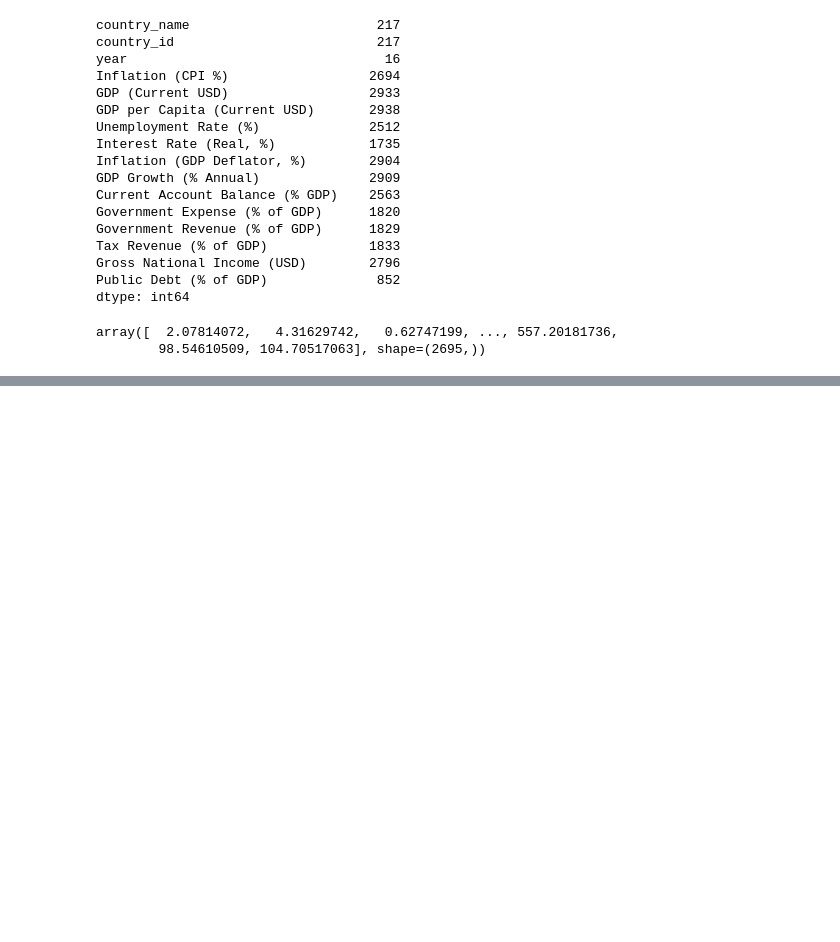
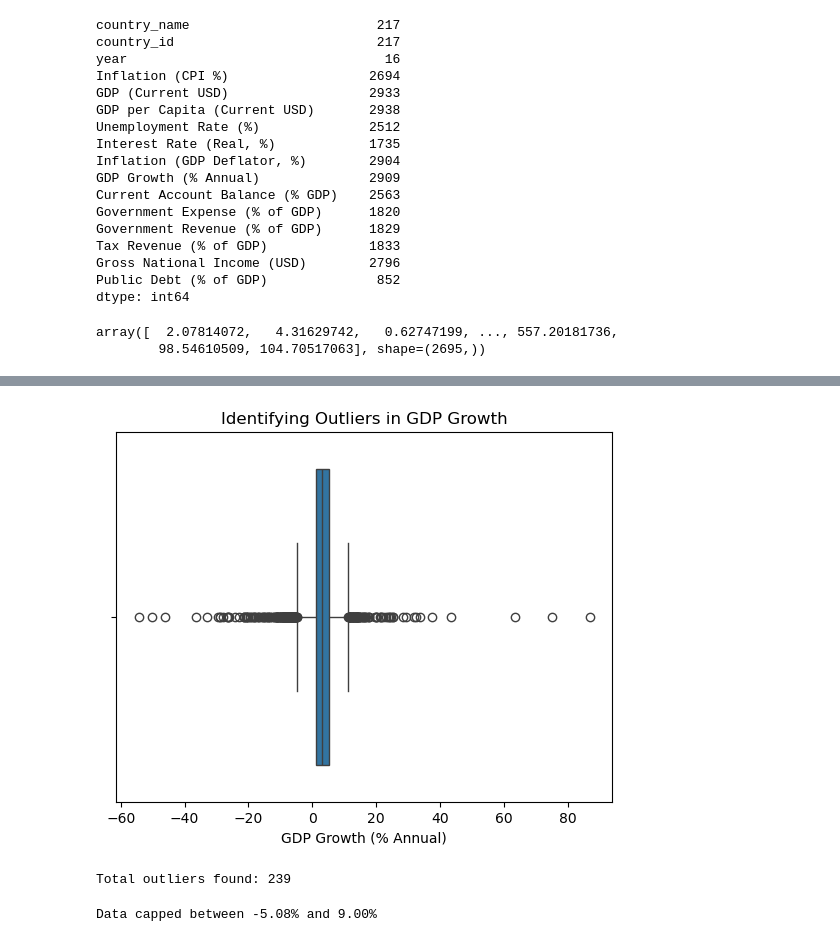
Before and after one commit to abelcholfavour/money_talks_with_Abba, a Jupyter notebook: world_bank.ipynb, the cells around one changed output, grey strips where cells are left out. Drawn from its saved outputs; the diff is of its cells as text; code cells hidden in the pictures; blank space fills up the shorter version.

Commit message:
data cleaned

```diff
--- a/world_bank.ipynb
+++ b/world_bank.ipynb
@@ -114,0 +159,35 @@ array([  2.07814072,   4.31629742,   0.62747199, ..., 557.20181736,
+# %%
+import seaborn as sns
+import matplotlib.pyplot as plt
+
+# Let's look at GDP Growth or Inflation
+sns.boxplot(x=df['GDP Growth (% Annual)'])
+plt.title('Identifying Outliers in GDP Growth')
+plt.show()
+# %% [output]
+[figure, added]
+# %%
+#oultiers
+Q1=df['GDP Growth (% Annual)'].quantile(0.25)
+Q3=df['GDP Growth (% Annual)'].quantile(0.75)
+
+IQR =Q3-Q1
+
+lower_bounf=Q1-1.5* IQR
+upper_bound= Q3 +1.5 *IQR
+
+outliers =df[(df['GDP Growth (% Annual)'] <lower_bounf) | (df['GDP Growth (% Annual)'] > upper_bound)]
+print(f"Total outliers found: {len(outliers)}")
+# %% [output]
+Total outliers found: 239
+# %%
+# Capping outliers at the 5th and 95th percentiles
+lower_limit = df['GDP Growth (% Annual)'].quantile(0.05)
+upper_limit = df['GDP Growth (% Annual)'].quantile(0.95)
+
+# This replaces values outside the limits with the limit itself
+df['GDP_Growth_Clean'] = df['GDP Growth (% Annual)'].clip(lower=lower_limit, upper=upper_limit)
+
+print(f"Data capped between {lower_limit:.2f}% and {upper_limit:.2f}%")
+# %% [output]
+Data capped between -5.08% and 9.00%
```
Also changed, not shown: parts of 8 cells of this notebook.
